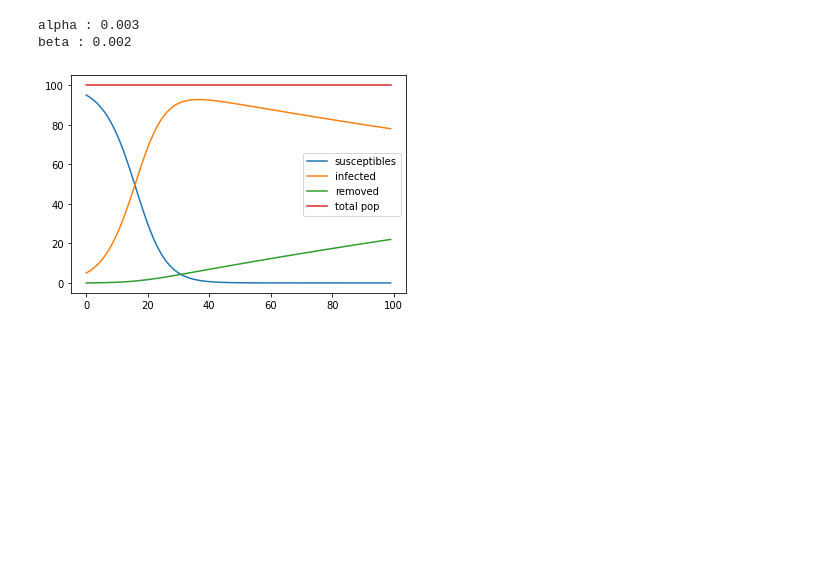
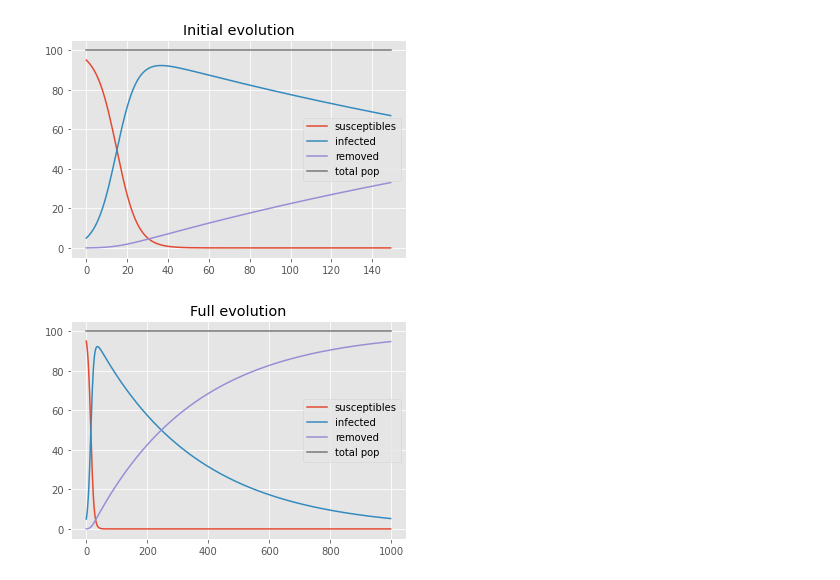
Before and after one commit to francescocicala/stochastic-modelling-playground, a Jupyter notebook: sir_model.ipynb, the cells around one changed output. Drawn from its saved outputs; the diff is of its cells as text; code cells hidden in the pictures; blank space fills up the shorter version.

```diff
--- a/sir_model.ipynb
+++ b/sir_model.ipynb
@@ -1,9 +1,10 @@
 # %%
 import numpy as np
 import matplotlib.pyplot as plt
+plt.style.use('ggplot')
 from evolve import evolve, show
 
-# Derivative definition
+# Derivatives definition
 def S_dot_f(state, beta):
     return - beta * state[0] * state[1]
 
@@ -13,30 +14,34 @@ def I_dot_f(state, alpha, beta):
 def R_dot_f(state, alpha):
     return alpha * state[1]
 
-def deriv(state, alpha, beta):
+def deriv(state, t, alpha, beta):
     S_dot = S_dot_f(state, beta)
     I_dot = I_dot_f(state, alpha, beta)
     R_dot = R_dot_f(state, alpha)
     N_dot = 0
     return np.asarray([S_dot, I_dot, R_dot, N_dot])
 # %%
-# initializations
+# Parameters
+alpha = 0.003
+beta = 0.002
+deriv_params = (alpha, beta) # same order as in the deriv function's arguments
+
+# Initial conditions
 N0 = 100
 S0 = 95
 I0 = 5
 R0 = 0
-state = np.asarray([S0, I0, R0, N0])
+state0 = np.asarray([S0, I0, R0, N0])
 
 timelength = 1000
-kwargs = {'alpha' : 0.003, 'beta' : 0.002}
 legend = ['susceptibles', 'infected', 'removed', 'total pop']
 # %%
 # evolve
-history = evolve(state, deriv, timelength, **kwargs)
+history = evolve(deriv, state0, timelength, deriv_params)
 
 # visualize
-show(history, legend=legend, **kwargs)
+show(history, legend=legend, title='Initial evolution', last_t=150)
+show(history, legend=legend, title='Full evolution')
 # %% [output]
-alpha : 0.003
-beta : 0.002
-[figure, old version]
+[figure, new version]
+[figure, added]
```
Also changed, not shown: 1 other file.
